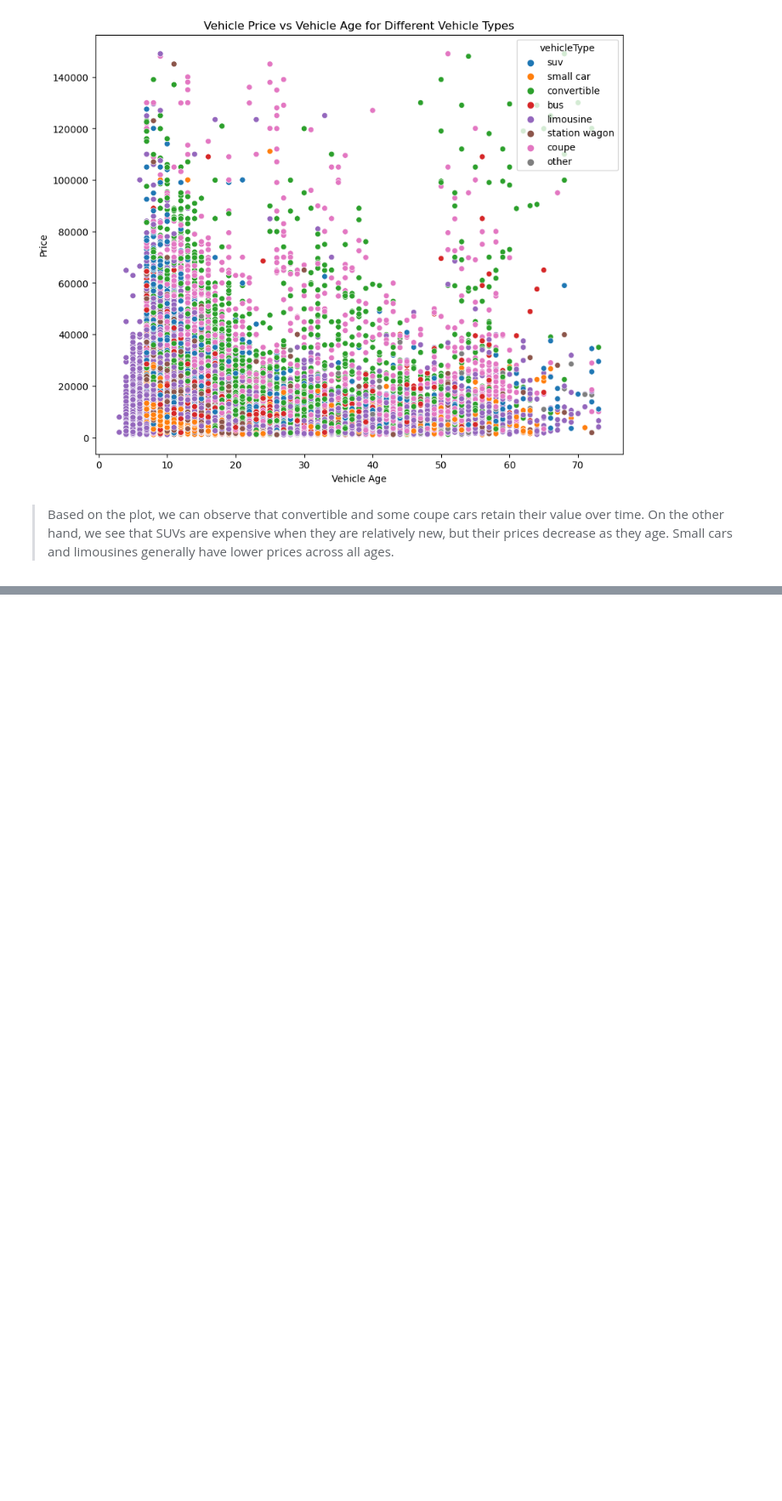
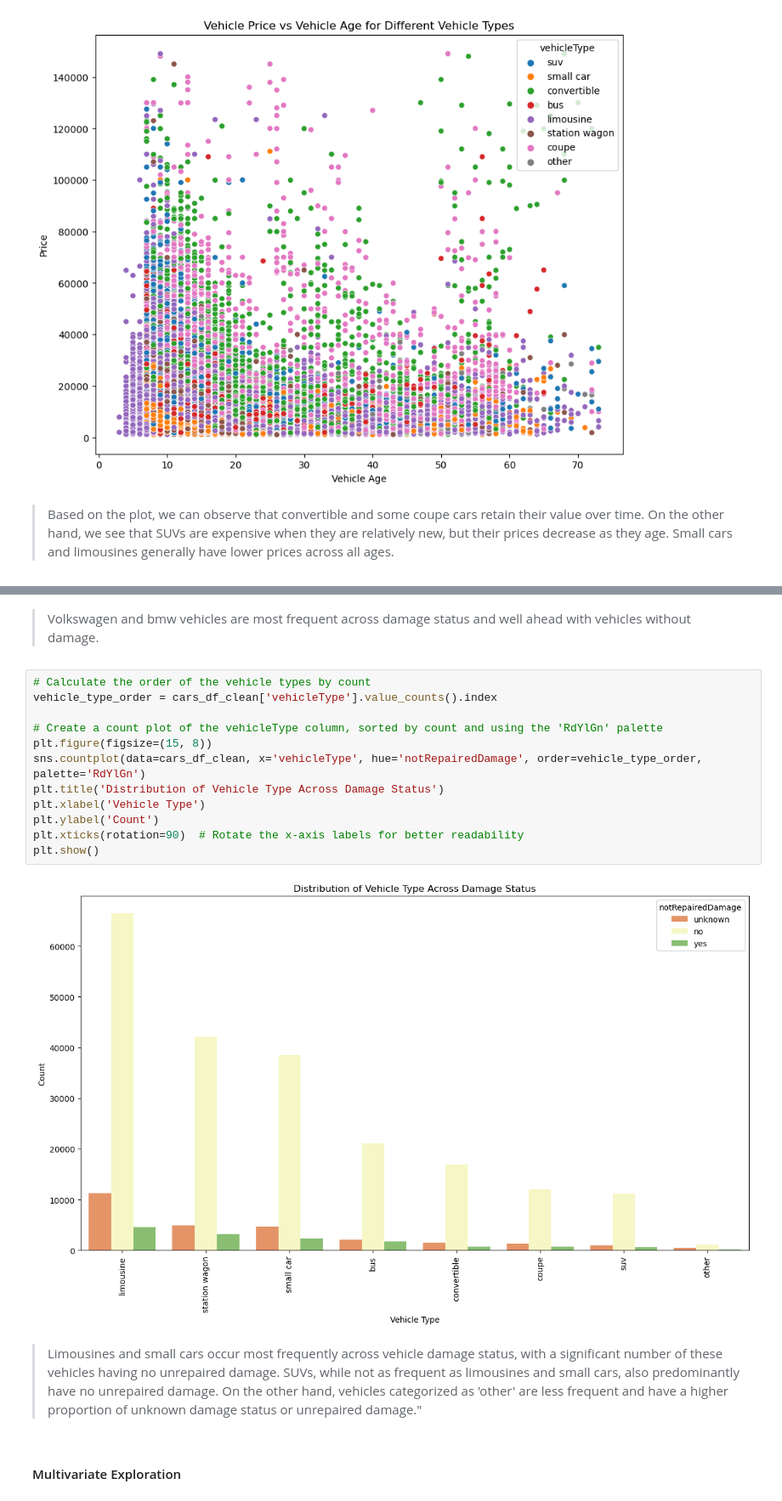
Before and after one commit to levgiorg/UsedCarsAnalysis, a Jupyter notebook: UsedCarsAnalysis.ipynb, the cells around one changed output, grey strips where cells are left out. Shown at 85% size. Saved outputs shown, nothing was run; the diff lists cells and outputs as text; blank space fills up the shorter version.

```diff
--- a/UsedCarsAnalysis.ipynb
+++ b/UsedCarsAnalysis.ipynb
@@ -500,0 +582,20 @@ cars_df_clean.head()
+# %% [markdown]
+>Volkswagen and bmw vehicles are most frequent across damage status and well ahead with vehicles without damage.
+# %%
+# Calculate the order of the vehicle types by count
+vehicle_type_order = cars_df_clean['vehicleType'].value_counts().index
+
+# Create a count plot of the vehicleType column, sorted by count and using the 'RdYlGn' palette
+plt.figure(figsize=(15, 8))
+sns.countplot(data=cars_df_clean, x='vehicleType', hue='notRepairedDamage', order=vehicle_type_order, palette='RdYlGn')
+plt.title('Distribution of Vehicle Type Across Damage Status')
+plt.xlabel('Vehicle Type')
+plt.ylabel('Count')
+plt.xticks(rotation=90)  # Rotate the x-axis labels for better readability
+plt.show()
+# %% [output]
+[figure, added]
+# %% [markdown]
+> Limousines and small cars occur most frequently across vehicle damage status, with a significant number of these vehicles having no unrepaired damage. SUVs, while not as frequent as limousines and small cars, also predominantly have no unrepaired damage. On the other hand, vehicles categorized as 'other' are less frequent and have a higher proportion of unknown damage status or unrepaired damage."
+# %% [markdown]
+#### Multivariate Exploration
```
Also changed, not shown: parts of 28 cells of this notebook.
